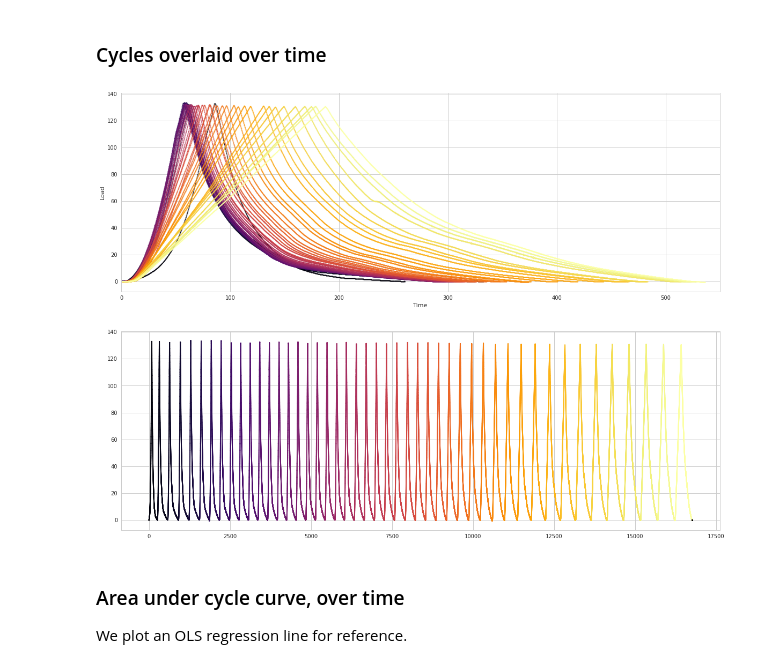
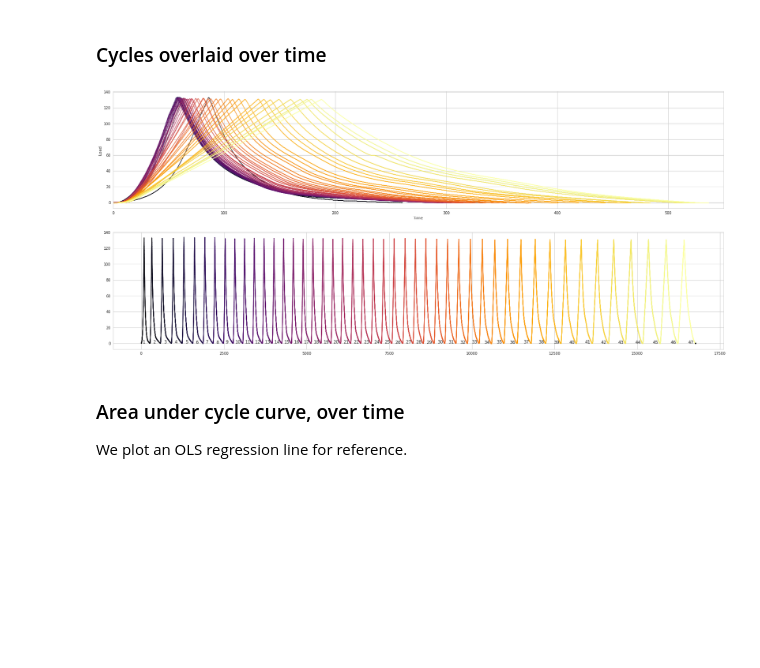
Before and after one commit to Columbia-Creative-Machines-Lab/muscle-prediction, a Jupyter notebook: feature-engineering.ipynb, the cells around one changed output. Saved outputs shown, nothing was run; the diff lists cells and outputs as text; code cells hidden in the pictures; blank space fills up the shorter version.

Commit message:
add cycle labels to heat-graph, and clean up output dataset

```diff
--- a/feature-engineering.ipynb
+++ b/feature-engineering.ipynb
@@ -41,16 +44,20 @@ sns.regplot('Time', 'MaxLoad', maxima, robust=True, ax=axes.flat[1]); axes[1].se
 # %% [markdown]
 ### Cycles overlaid over time
 # %%
-fig, axes = plt.subplots(ncols=1, nrows=2, figsize=(20,15)); axes.flat[0].set_xlim(0, 550)
+fig, axes = plt.subplots(ncols=1, nrows=2, figsize=(30,13)); axes.flat[0].set_xlim(0, 550)
 cmap = plt.get_cmap('inferno') #axes.set_color_cycle(['red', 'black', 'yellow'])
 colors = [cmap(i) for i in np.linspace(0, 1, df.Cycle.max())]
 for cycle in range(df.Cycle.max()):
     zeroed_df = df[df.Cycle==cycle]
     zeroed_df.Time -= zeroed_df.Time.min() #zeroed_df.reset_index(drop=True, inplace=True)
     sns.regplot('Time', 'Load', zeroed_df, fit_reg=False, scatter=True, ax=axes.flat[0], scatter_kws={'s': 3, 'color': colors[cycle], 'alpha': 0.5})
 axes.flat[1].scatter(df.Time, df.Load, s=3, c=df.Cycle, cmap=cmap);
+for i, row in minima.iterrows():
+    if i > 0:
+        axes.flat[1].text(row['Time']-220, row['MinLoad'], str(i)) # hack to label cycles at bottom
+#df.apply(lambda row: axes.flat[0].text(row.Time, row.Load, '%.1f'%(row.Cycle)),axis=1);
 # %% [output]
-[figure, old version]
+[figure, new version]
 # %% [markdown]
 ### Area under cycle curve, over time
 We plot an OLS regression line for reference.
```
Also changed, not shown: parts of 6 cells of this notebook.
